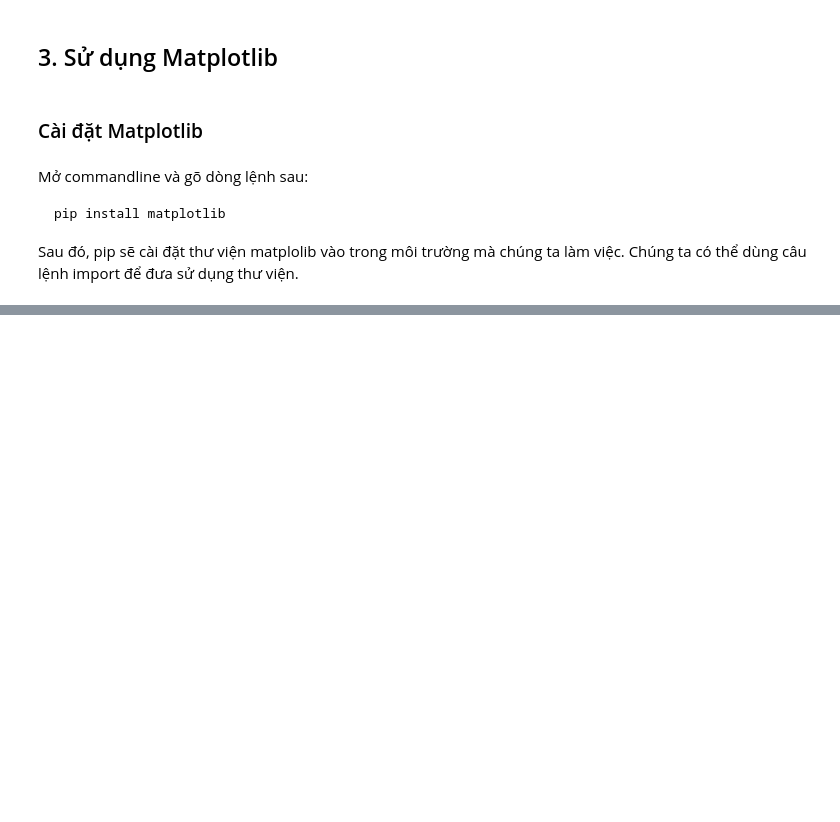
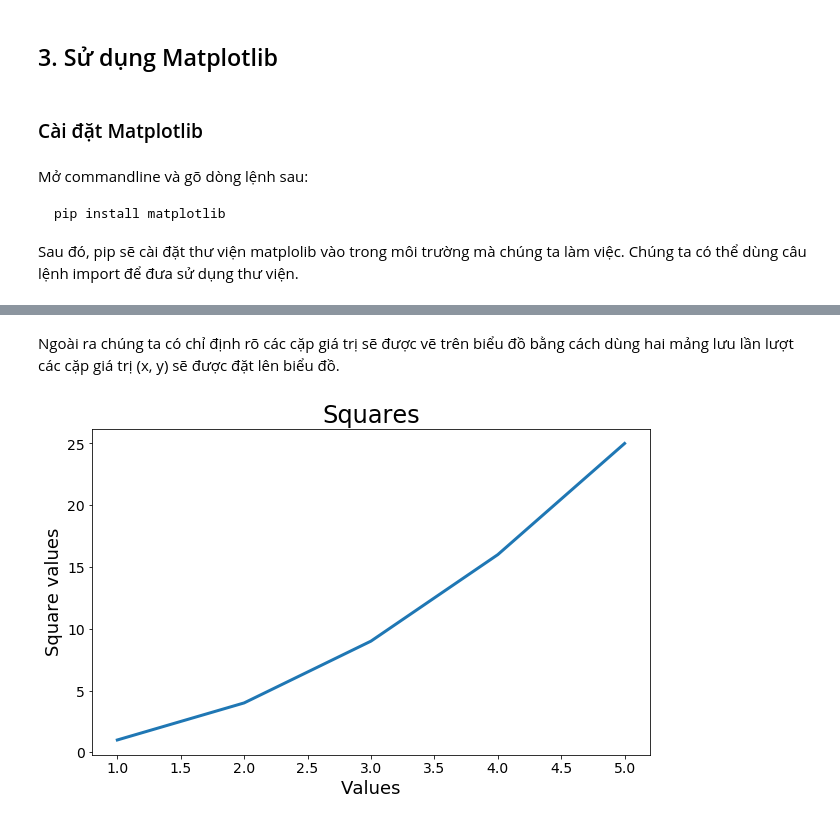
Before and after one commit to tiendv/pythoncoban, a Jupyter notebook: Advances/Bài 17. Hướng dẫn Matplotlib/Bài 17. Hướng dẫn Matplotlib.ipynb, the cells around one changed output, grey strips where cells are left out. Drawn from its saved outputs; the diff is of its cells as text; code cells hidden in the pictures; blank space fills up the shorter version.

```diff
--- a/Advances/Bài 17. Hướng dẫn Matplotlib/Bài 17. Hướng dẫn Matplotlib.ipynb
+++ b/Advances/Bài 17. Hướng dẫn Matplotlib/Bài 17. Hướng dẫn Matplotlib.ipynb
@@ -75,0 +114,25 @@ Dưới đây là một số hàm thông dụng.
+# %% [markdown]
+Ngoài ra chúng ta có chỉ định rõ các cặp giá trị sẽ được vẽ trên biểu đồ bằng cách dùng hai mảng lưu lần lượt các cặp giá trị (x, y) sẽ được đặt lên biểu đồ.
+# %%
+# Sử dụng hai mảng để lưu 2 tập giá trị key-value tương ứng
+values = [1, 2, 3, 4, 5]
+squares = [1, 4, 9, 16, 25]
+
+fig, ax = plt.subplots(figsize=(10,6))
+
+ax.plot(values, squares, linewidth=3)
+
+# Đặt tên cho biểu đồ
+ax.set_title("Squares", fontsize=24)
+# Đặt tên cho trục hoành
+ax.set_xlabel("Values",fontsize=18)
+# Đặt tên cho trục tung
+ax.set_ylabel("Square values", fontsize=18)
+
+# Định dạng trục tọa độ
+ax.tick_params(axis='both', labelsize=14)
+
+
+plt.show()
+# %% [output]
+[figure, added]
```
Also changed, not shown: parts of 86 cells of this notebook, 4 other files.
